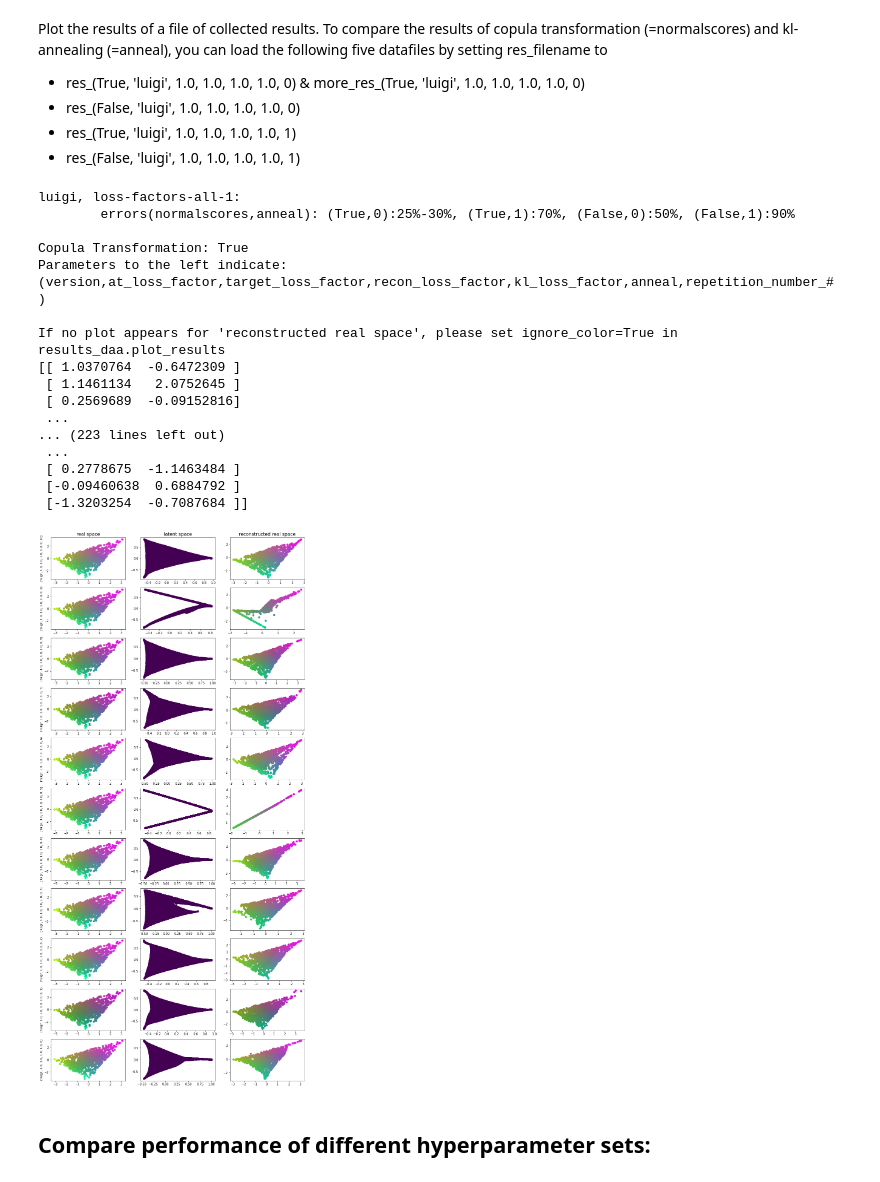
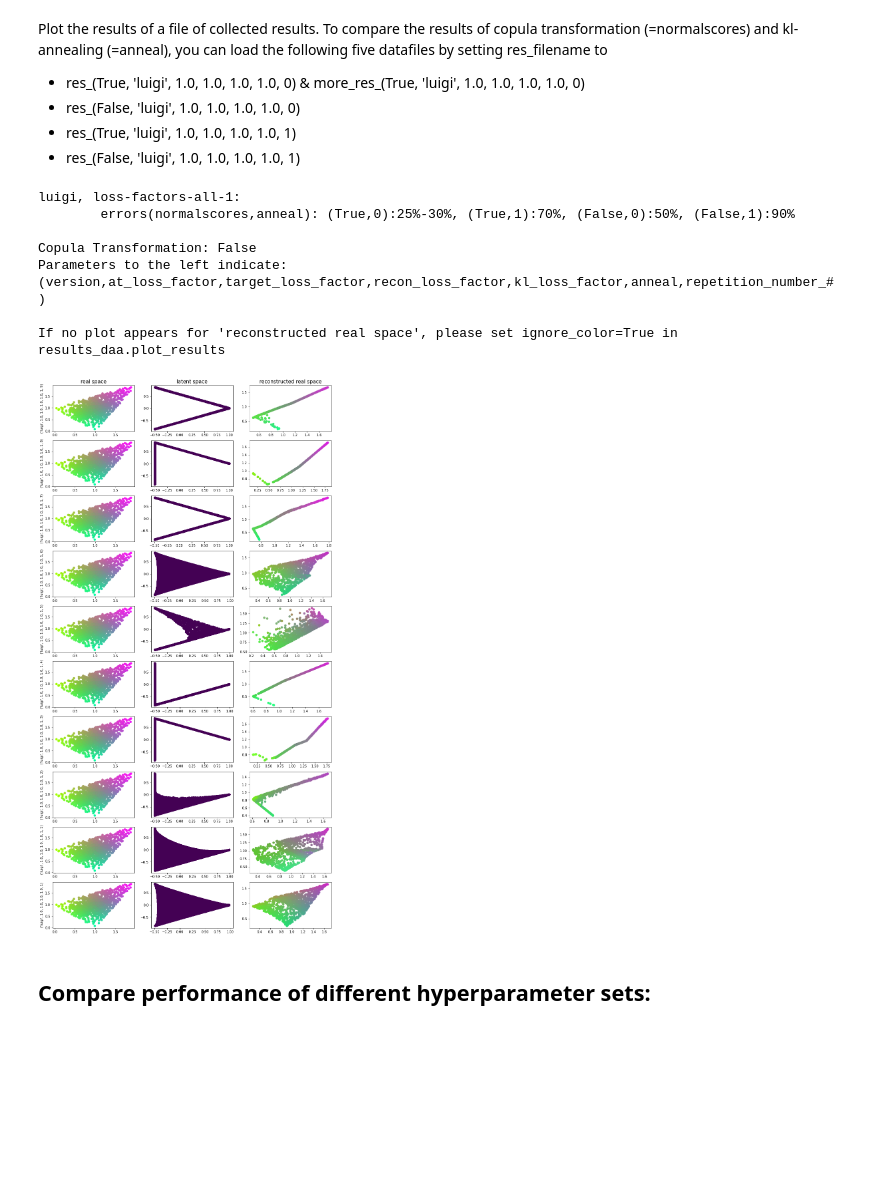
Before and after one commit to luigisbailo/archetype-nets, a Jupyter notebook: daa_exe.ipynb, the cells around one changed output. Cells and saved outputs as stored; diff of their text form; code cells hidden in the pictures; blank space fills up the shorter version.

```diff
--- a/daa_exe.ipynb
+++ b/daa_exe.ipynb
@@ -89,37 +89,31 @@ you can load the following five datafiles by setting res_filename to
 # %%
 #normalscores = True
 #anneal = 0
-
-#res_filename = "res_(True, 'luigi', 1.0, 1.0, 1.0, 1.0, 0)"
+list_of_resultfiles = ["res_(True, 'luigi', 1.0, 1.0, 1.0, 1.0, 0)",
+                      "res_(True, 'luigi', 1.0, 1.0, 1.0, 1.0, 1)",
+                      "res_(False, 'luigi', 1.0, 1.0, 1.0, 1.0, 0)",
+                      "res_(False, 'luigi', 1.0, 1.0, 1.0, 1.0, 1)"]
+res_filename = list_of_resultfiles[3] #"res_(True, 'luigi', 1.0, 1.0, 1.0, 1.0, 0)"
 
 print('''luigi, loss-factors-all-1:
         errors(normalscores,anneal): (True,0):25%-30%, (True,1):70%, (False,0):50%, (False,1):90%''')
 print("")
 print("\033[4mCopula Transformation:\033[0m {}".format(normalscores))
 print("\033[4mParameters to the left indicate:\033[0m")
 print("(version,at_loss_factor,target_loss_factor,recon_loss_factor,kl_loss_factor,anneal,repetition_number_# )")
 print("")
 print("\033[4mIf no plot appears for 'reconstructed real space', please set ignore_color=True in results_daa.plot_results\033[0m")
 results_daa.plot_results(res_filename,ignore_color=False)
 # %% [output]
 luigi, loss-factors-all-1:
         errors(normalscores,anneal): (True,0):25%-30%, (True,1):70%, (False,0):50%, (False,1):90%
 
-Copula Transformation: True
+Copula Transformation: False
 Parameters to the left indicate:
 (version,at_loss_factor,target_loss_factor,recon_loss_factor,kl_loss_factor,anneal,repetition_number_# )
 
 If no plot appears for 'reconstructed real space', please set ignore_color=True in results_daa.plot_results
-[[ 1.0370764  -0.6472309 ]
- [ 1.1461134   2.0752645 ]
- [ 0.2569689  -0.09152816]
- ...
-... (223 lines left out)
- ...
- [ 0.2778675  -1.1463484 ]
- [-0.09460638  0.6884792 ]
- [-1.3203254  -0.7087684 ]]
-[figure, old version]
+[figure, new version]
 # %% [markdown]
 ## Compare performance of different hyperparameter sets:
 # %% [markdown]
```
Also changed, not shown: parts of 5 cells of this notebook, 8 other files.
